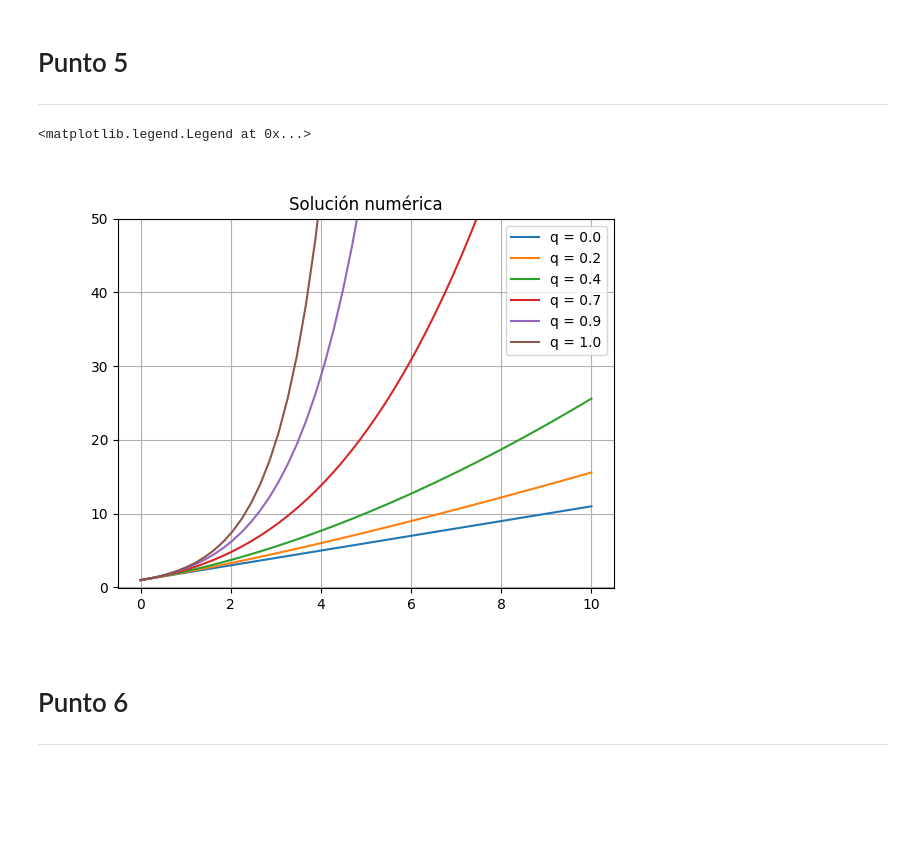
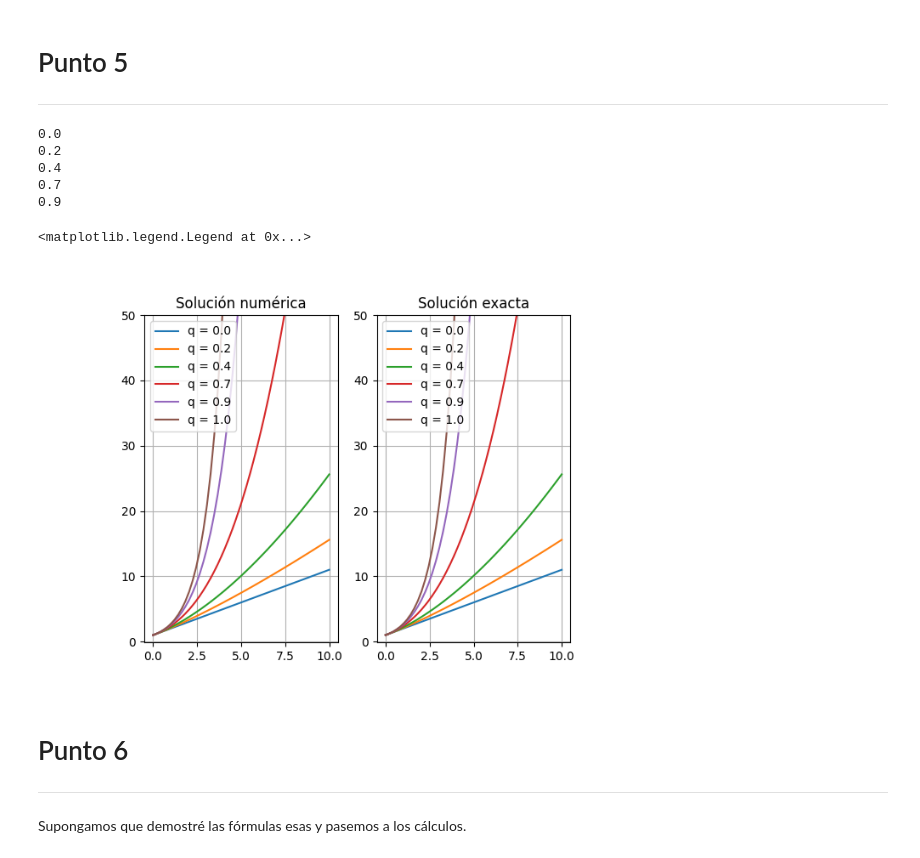
Before and after one commit to BySeru/MetodosII_SergioMontoya_SeruLopez, a Jupyter notebook: Tareas/T2/4-5-6.ipynb, the cells around one changed output. Cells and saved outputs as stored; diff of their text form; code cells hidden in the pictures; blank space fills up the shorter version.

```diff
--- a/Tareas/T2/4-5-6.ipynb
+++ b/Tareas/T2/4-5-6.ipynb
@@ -41,10 +41,13 @@ Adicionalmente dado que $0<q<1\,\wedge\,t\in[0,10]\rightarrow 0<1-q\rightarrow 0
 # Punto 5
 ---
 # %%
-q = np.array([0.,.2,.4,.7,.9,1])
+q = np.array([0.,.2,.4,.7,.9,1.])
 # %%
 def f(y,q):
     return y**q
+
+def ExactF(t,q):
+    return (t*(1-q)+1)**(1/(1-q))
 
 def GetEuler2(f,x,q):
     dx = x[1] - x[0]
@@ -58,23 +61,42 @@ def GetEuler2(f,x,q):
 
     return y
 # %%
-fig_solving = plt.figure()
-ax = fig_solving.add_subplot()
+fig_solving = plt.figure(figsize=(10,5))
+ax1 = fig_solving.add_subplot(131)
+ax2 = fig_solving.add_subplot(132)
 
 t = np.linspace(0,10)
-y_solv = [0]*len(q)
-ax.set_ylim(-0.1,50)
-ax.grid()
+ax1.set_ylim(-0.1,50)
+ax2.set_ylim(-0.1,50)
+ax1.grid()
+ax2.grid()
 
 for i,j in enumerate(q):
-    y_solv[i] = GetEuler2(f,t,j)
-    ax.plot(t,y_solv[i],label="q = %s"%(j))
+    y = GetEuler2(f,t,j)
+    ax1.plot(t,y,label="q = %s"%(j))
 
-ax.set_title("Solución numérica")
-ax.legend()
+    if not q[i] == 1:
+        print(q[i])
+        ax2.plot(t,ExactF(t,q[i]),label="q = %s"%(j))
+    else:
+        ax2.plot(t,np.exp(t),label="q = %s"%(j))
+
+
+ax1.set_title("Solución numérica")
+ax2.set_title("Solución exacta")
+
+ax1.legend()
+ax2.legend()
 # %% [output]
-<matplotlib.legend.Legend at 0x...>
+0.0
+0.2
+0.4
+0.7
+0.9
+<matplotlib.legend.Legend at 0x...>
-[figure, old version]
+[figure, new version]
 # %% [markdown]
 # Punto 6
 ---
+# %% [markdown]
+Supongamos que demostré las fórmulas esas y pasemos a los cálculos.
```
Also changed, not shown: parts of 1 cell of this notebook.
